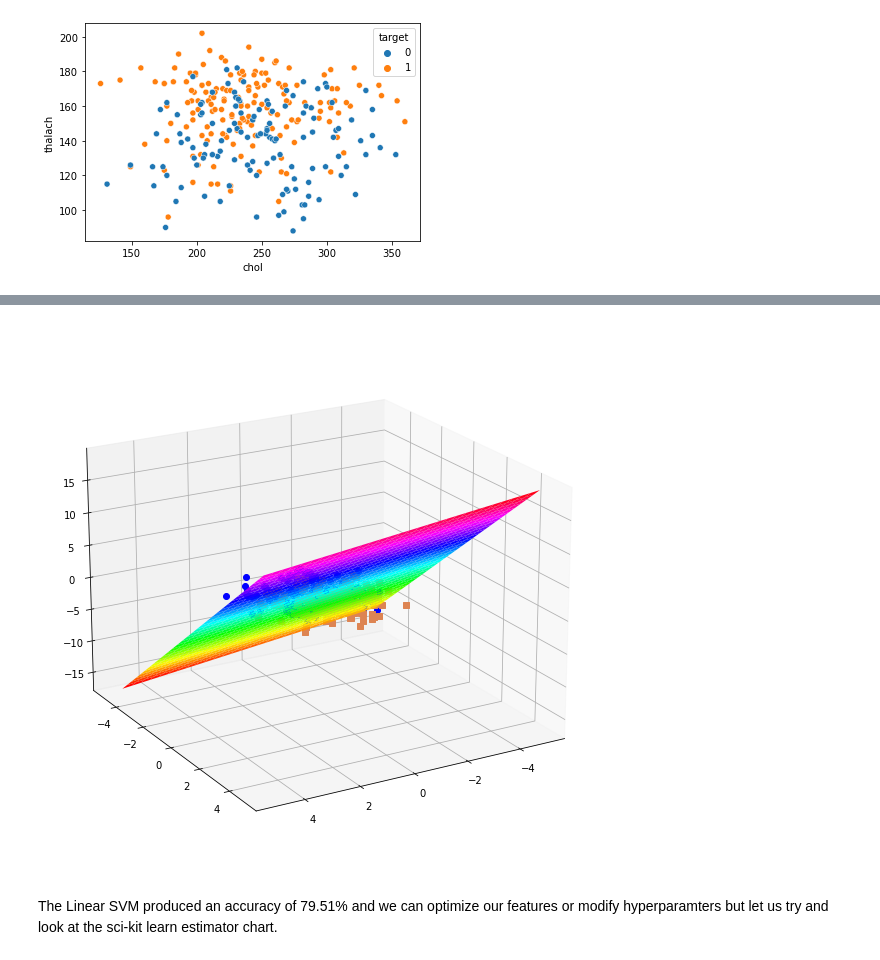
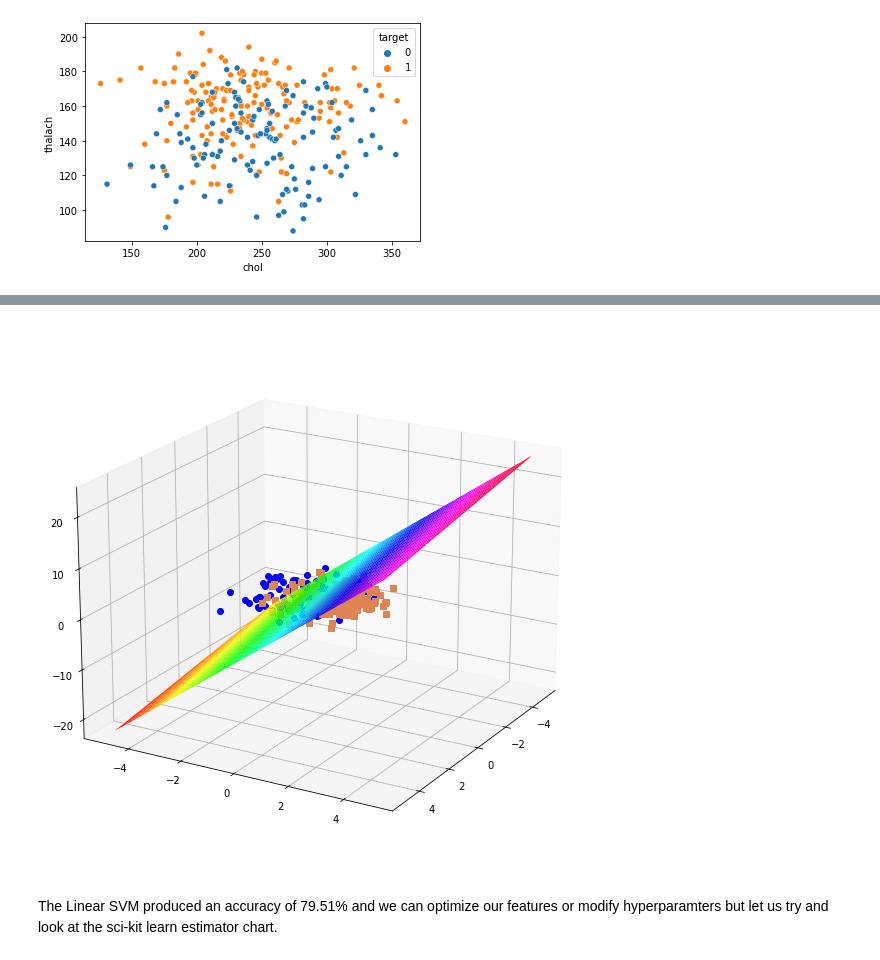
Before and after one commit to mcabanlit/ml-training, a Jupyter notebook: 02-heart-disease-prediction.ipynb, the cells around one changed output, grey strips where cells are left out. Cells and saved outputs as stored; diff of their text form; code cells hidden in the pictures.

```diff
--- a/02-heart-disease-prediction.ipynb
+++ b/02-heart-disease-prediction.ipynb
@@ -122,18 +122,18 @@ clf.score(X_test, y_test)
 # %%
 z = lambda x,y: (-clf.intercept_[0]-clf.coef_[0][0]*x -clf.coef_[0][1]*y) / clf.coef_[0][2]
 
 tmp = np.linspace(-5,5,30)
 x,y = np.meshgrid(tmp,tmp)
 
 fig = plt.figure(figsize=(12,10))
 ax  = fig.add_subplot(111, projection='3d')
 ax.plot3D(X[Y==0,0], X[Y==0,1], X[Y==0,2],'ob')
 ax.plot3D(X[Y==1,0], X[Y==1,1], X[Y==1,2],'s', color="#DD8452")
 ax.plot_surface(x, y, z(x,y), cmap = 'hsv')
-ax.view_init(20, 60)
+ax.view_init(20,30)
 plt.show()
 # %% [output]
-[figure, old version]
+[figure, new version]
 # %% [markdown]
 The Linear SVM produced an accuracy of 79.51% and we can optimize our features or modify hyperparamters but let us try and look at the sci-kit learn estimator chart.
 # %% [markdown]
```
Also changed, not shown: parts of 2 cells of this notebook, 1 other file.
